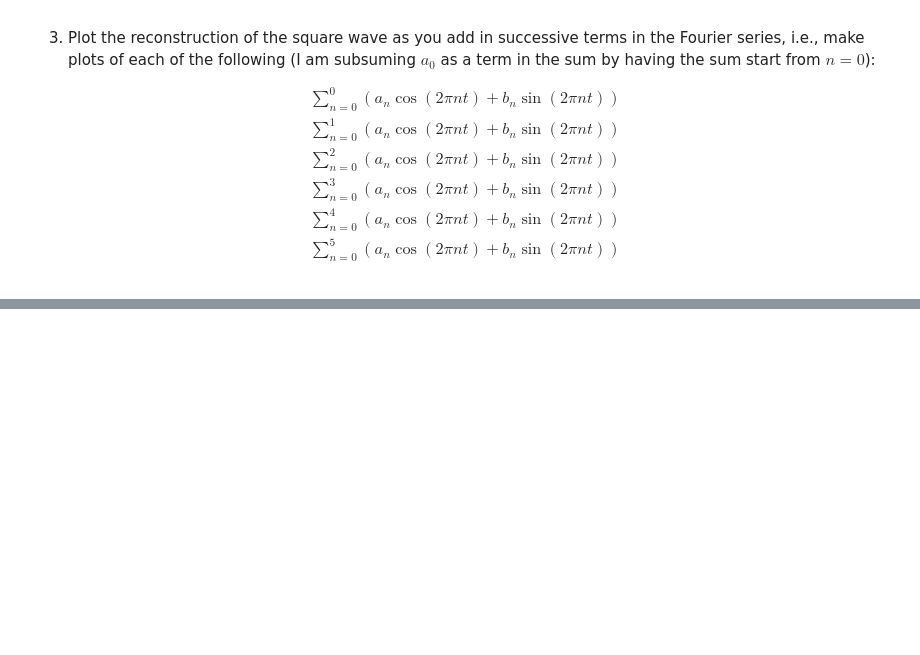
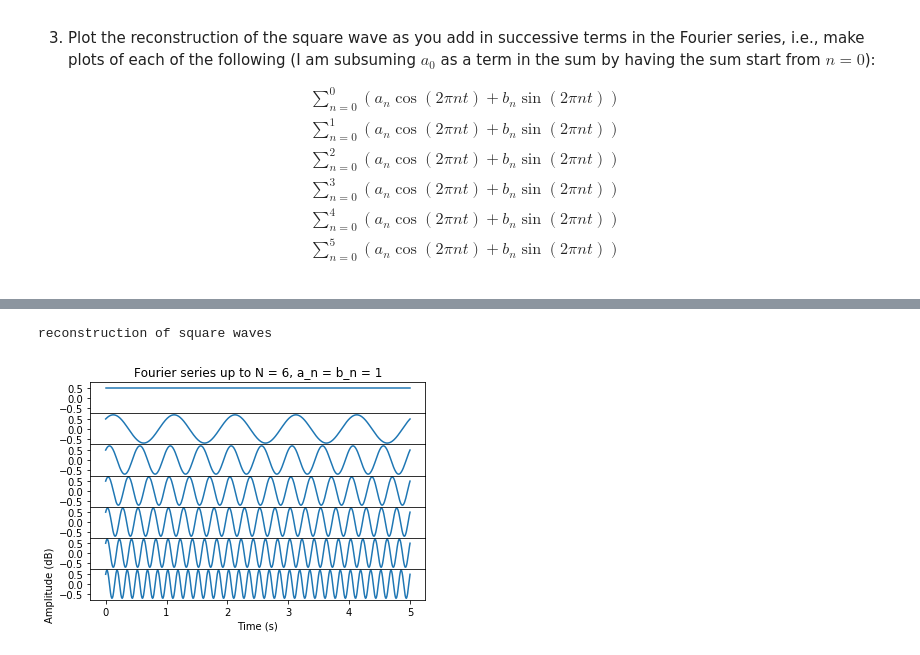
Before and after one commit to ling592b-f19/ling592b-f19-ps02-nisayas, a Jupyter notebook: 592B-f19_ps02.ipynb, the cells around one changed output, grey strips where cells are left out. Drawn from its saved outputs; the diff is of its cells as text; code cells hidden in the pictures; blank space fills up the shorter version.

```diff
--- a/592B-f19_ps02.ipynb
+++ b/592B-f19_ps02.ipynb
@@ -181,0 +163,32 @@ plt.setp([a.get_xticklabels() for a in f_fourier_series.axes[:-1]], visible=Fals
+# %%
+print ("reconstruction of square waves")
+
+x = np.linspace(0, 5, 500)
+y = [(.5 * np.sin(2*np.pi*n*x)) + (.5 * np.cos(2*np.pi*n*x)) for n in np.arange(0,7)]
+
+#t = np.linspace(0, 5, 500)
+#plt.plot(t, .5 +.5 * signal.square(2*np.pi*1*t))
+#plt.xlim(0,5)
+
+
+
+f_fourier_series, (ax1, ax2, ax3, ax4, ax5, ax6,ax7) = plt.subplots(7, sharex=True, sharey=True)
+ax1.plot(x , y[0], label="n = 0")
+ax1.set_title('Fourier series up to N = 6, a_n = b_n = 1')
+ax2.plot(x , y[1], label="n = 1")
+ax3.plot(x , y[2], label="n = 2")
+ax4.plot(x , y[3], label="n = 3")
+ax5.plot(x , y[4], label="n = 4")
+ax6.plot(x , y[5], label="n = 5")
+ax7.plot(x , y[6],"-", label="n = 6")
+
+plt.xlabel('Time (s)')
+plt.ylabel('Amplitude (dB)')
+
+# not sure how to change x ticks, have tried subbing ax7 for a or ax7 for .axes
+#
+f_fourier_series.subplots_adjust(hspace=0)
+plt.setp([a.get_xticklabels() for a in f_fourier_series.axes[:-2]], visible=False)
+# %% [output]
+reconstruction of square waves
+[figure, added]
```
Also changed, not shown: parts of 8 cells of this notebook.
